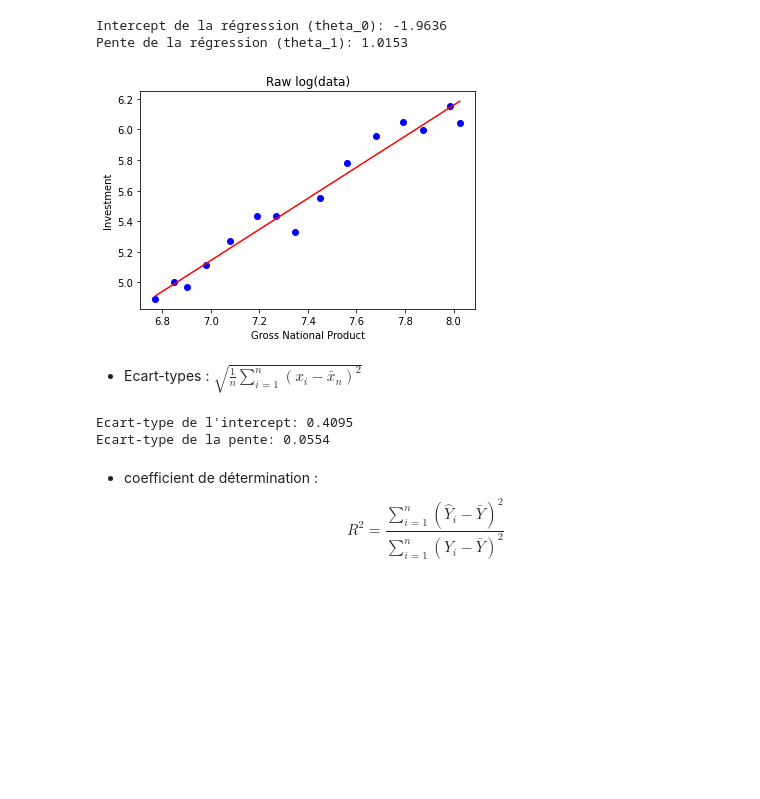
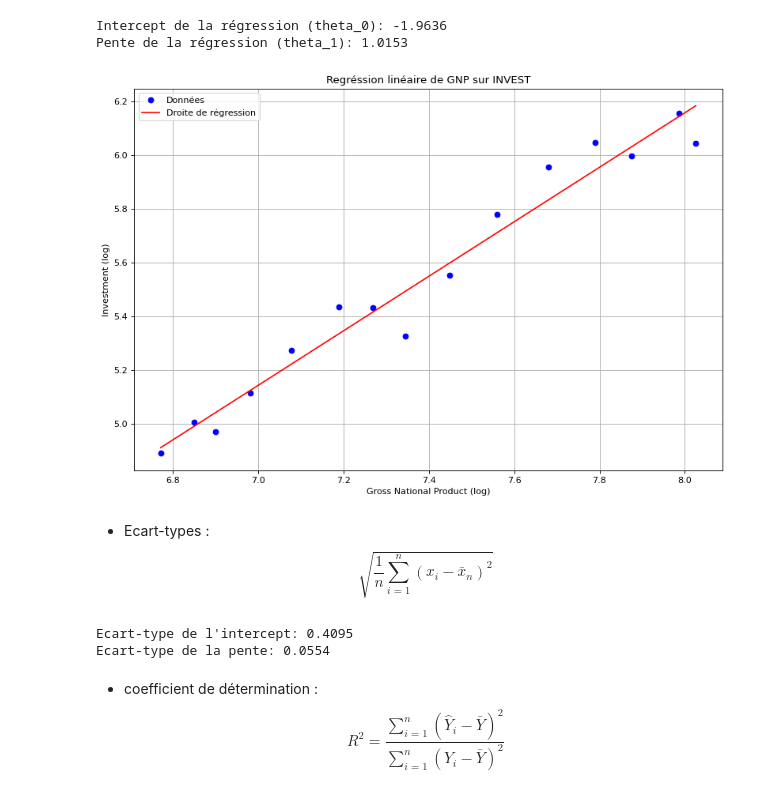
Before and after one commit to VictorLEDEZ/tp_1_proba_victor_ledez, a Jupyter notebook: ledez.ipynb, the cells around one changed output. Saved outputs shown, nothing was run; the diff lists cells and outputs as text; code cells hidden in the pictures; blank space fills up the shorter version.

```diff
--- a/ledez.ipynb
+++ b/ledez.ipynb
@@ -60,14 +64,16 @@ On a donc $\hat{\theta} = (Z^TZ)^{-1}Z^TY$
 # %% [markdown]
 - Intercept et Pente
 # %%
-def calculate_X(abscissa):
+def get_X(abscissa):
     return np.array(data[abscissa]).reshape(-1, 1)
 
-def calculate_Z(X):
+def get_Z(X):
+    if np.ndim(X) == 1:
+        X = X.reshape(-1, 1)
     return np.array([[1, x[0]] for x in X])
 
-def calculate_Y(ordinate):
+def get_Y(ordinate):
     return np.array(data[ordinate]).reshape(-1, 1)
 
-def calculate_thetas(Y, Z):
+def get_thetas(Y, Z):
     return inv(Z.T@Z)@Z.T@Y
@@ -78,5 +80,9 @@ Z = calculate_Z(X)
+# %%
+X = get_X('gnp_log')
+Y = get_Y('invest_log')
+Z = get_Z(X)
 # %%
-thetas = calculate_thetas(Y, Z)
+thetas = get_thetas(Y, Z)
 theta_0 = thetas[0][0]
 theta_1 = thetas[1][0]
 # %%
@@ -85,36 +91,44 @@ print(f'Pente de la régression (theta_1): {theta_1:.4f}')
 # %% [output]
 Intercept de la régression (theta_0): -1.9636
 Pente de la régression (theta_1): 1.0153
-# %%
-ols = theta_1 * data['gnp_log_10'] + theta_0
-
-plt.plot(data['gnp_log_10'], data['invest_log_10'], 'bo')
-plt.plot(data['gnp_log_10'], ols, 'r')
-plt.title("Raw log(data)")
-plt.xlabel("Gross National Product")
-plt.ylabel("Investment")
-plt.show()
-# %% [output]
-[figure, removed]
+# %%
+# Equation de la droite de régression
+Y_hat = theta_1 * data['gnp_log'] + theta_0
+
+# Mise à l'échelle logarithmique
+plt.figure(figsize=(12, 8), dpi=80)
+plt.grid()
+
+# Tracé de la droite de régression et des données
+plt.plot(data['gnp_log'], data['invest_log'], 'bo', label='Données')
+plt.plot(data['gnp_log'], Y_hat, 'r', label='Droite de régression')
+
+# Titre, légende et nom des axes
+plt.title("Regréssion linéaire de GNP sur INVEST")
+plt.xlabel("Gross National Product (log)")
+plt.ylabel("Investment (log)")
+
+plt.legend()
+plt.show()
+# %% [output]
+[figure, added]
 # %% [markdown]
-- Ecart-types : $\sqrt{\frac{1}{n} \sum_{i=1}^n (x_{i} - \bar{x}_{n})^2}$
+- Ecart-types : $$\sqrt{\frac{1}{n} \sum_{i=1}^n (x_{i} - \bar{x}_{n})^2}$$
 # %%
-def calculate_standard_residuals(Z, Y, thetas):
+def get_standard_residuals(Z, Y, thetas):
     return np.sqrt(((Z@thetas - Y) ** 2).sum() / (X.shape[0] - X.shape[1] - 1))
 
 
-def calculate_standard_deviations(Z, Y, thetas):
-    return calculate_standard_residuals(Z, Y, thetas) * np.sqrt(np.diag(inv(Z.T@Z)))
-
-
-theta_0_standard, theta_1_standard = calculate_standard_deviations(
-    Z, Y, thetas)
-
-print(f'Ecart-type de l\'intercept: {theta_0_standard:.4f}')
-print(f'Ecart-type de la pente: {theta_1_standard:.4f}')
+def get_standard_deviations(Z, Y, thetas):
+    return get_standard_residuals(Z, Y, thetas) * np.sqrt(np.diag(inv(Z.T@Z)))
-# %% [output]
-Ecart-type de l'intercept: 0.4095
-Ecart-type de la pente: 0.0554
+# %%
+theta_0_standard, theta_1_standard = get_standard_deviations(Z, Y, thetas)
+
+print(f'Ecart-type de l\'intercept: {theta_0_standard:.4f}')
+print(f'Ecart-type de la pente: {theta_1_standard:.4f}')
+# %% [output]
+Ecart-type de l'intercept: 0.4095
+Ecart-type de la pente: 0.0554
 # %% [markdown]
 - coefficient de détermination : $$R^2 = \frac{\sum_{i=1}^n{(\hat{Y}_i - \bar{Y})^2}}{\sum_{i=1}^n{(Y_i - \bar{Y})^2}}$$
 # %%
```
Also changed, not shown: parts of 37 cells of this notebook.
